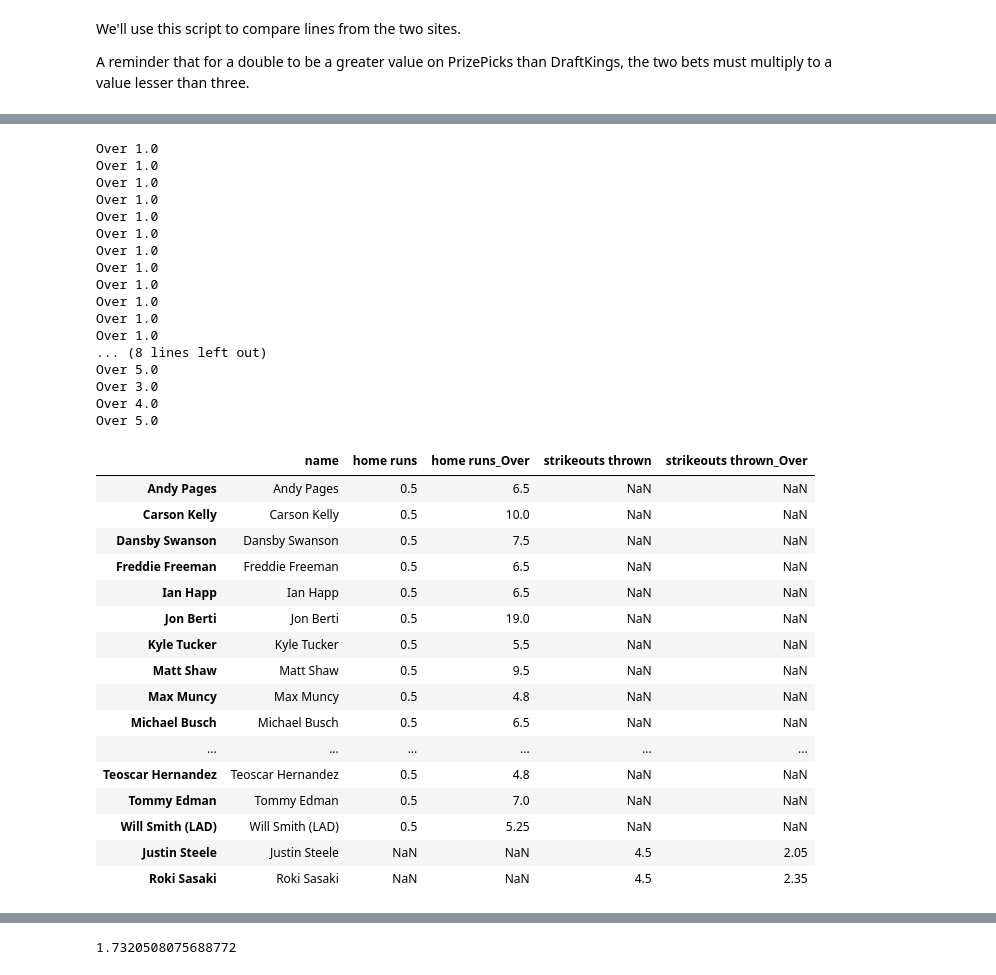
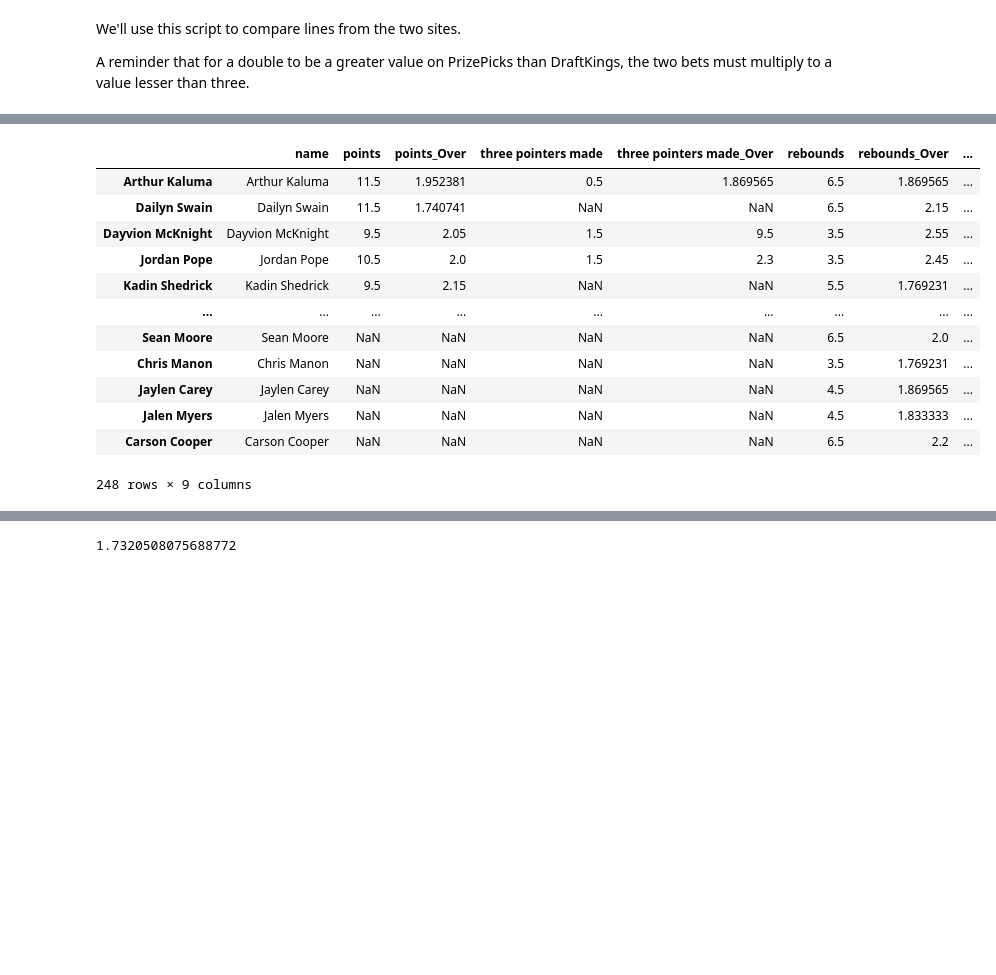
Before and after one commit to akann0/soccer-stat-data-analysis, a Jupyter notebook: ncaa_march_madness_bets/compare_dk_pp_lines.ipynb, the cells around one changed output, grey strips where cells are left out. Saved outputs shown, nothing was run; the diff lists cells and outputs as text; code cells hidden in the pictures; blank space fills up the shorter version.

```diff
--- a/ncaa_march_madness_bets/compare_dk_pp_lines.ipynb
+++ b/ncaa_march_madness_bets/compare_dk_pp_lines.ipynb
@@ -167,59 +169,47 @@ def decide_to_skip(new_val, old_val):
 # %%
 final_dk_db = {} #dic so we can combine lines for each player
 
 for index, row in player_lines.iterrows():
     row['stat_tracked'] = get_stat_tracked(row)
     if row[PARTICIPANT_LABEL_STRING] not in final_dk_db:
         final_dk_db[row[PARTICIPANT_LABEL_STRING]] = {
             'name': row[PARTICIPANT_LABEL_STRING]
         }
-    elif row['stat_tracked'] in final_dk_db[row[PARTICIPANT_LABEL_STRING]]:
-        if (decide_to_skip(row, final_dk_db[row[PARTICIPANT_LABEL_STRING]])):
-            continue
 
 
-    over_or_under = "Over" if "+" in row['label'] else "Under"
-    value = float(row['label'].replace("+", '').replace("-", ''))
-    print(over_or_under, value)
-    final_dk_db[row[PARTICIPANT_LABEL_STRING]][row['stat_tracked']] = value - 0.5 if over_or_under == "Over" else value + 0.5
-    final_dk_db[row[PARTICIPANT_LABEL_STRING]][row['stat_tracked'] + '_' + over_or_under] = row['oddsDecimal']
+    #TODO: integrate
+    value = row['label'].replace("+", '').replace("-", '')
+    if not value.isdigit():
+        if not row['line'] or not row['line'].replace('.', '', 1).isdigit():
+            continue
+        over_or_under = "Over" if "Over" in row['label'] else "Under"
+        final_dk_db[row[PARTICIPANT_LABEL_STRING]][row['stat_tracked']] = float(row['line'])
+        final_dk_db[row[PARTICIPANT_LABEL_STRING]][row['stat_tracked'] + '_' + over_or_under] = row['oddsDecimal']
+    else:
+        if row['stat_tracked'] in final_dk_db[row[PARTICIPANT_LABEL_STRING]]:
+            if (decide_to_skip(row, final_dk_db[row[PARTICIPANT_LABEL_STRING]])):
+                continue
+        value = float(value)
+        over_or_under = "Over" if "+" in row['label'] else "Under"
+        value = float(row['label'].replace("+", '').replace("-", ''))
+        final_dk_db[row[PARTICIPANT_LABEL_STRING]][row['stat_tracked']] = value - 0.5 if over_or_under == "Over" else value + 0.5
+        final_dk_db[row[PARTICIPANT_LABEL_STRING]][row['stat_tracked'] + '_' + over_or_under] = row['oddsDecimal']
 
 
 final_dk_db = pd.DataFrame(final_dk_db).T
 final_dk_db
 # %% [output]
+|  | name | points | points_Over | three pointers made | three pointers made_Over | rebounds | rebounds_Over | ... |
+| Arthur Kaluma | Arthur Kaluma | 11.5 | 1.952381 | 0.5 | 1.869565 | 6.5 | 1.869565 | ... |
+| Dailyn Swain | Dailyn Swain | 11.5 | 1.740741 | NaN | NaN | 6.5 | 2.15 | ... |
+| Dayvion McKnight | Dayvion McKnight | 9.5 | 2.05 | 1.5 | 9.5 | 3.5 | 2.55 | ... |
+| Jordan Pope | Jordan Pope | 10.5 | 2.0 | 1.5 | 2.3 | 3.5 | 2.45 | ... |
+| Kadin Shedrick | Kadin Shedrick | 9.5 | 2.15 | NaN | NaN | 5.5 | 1.769231 | ... |
+| ... | ... | ... | ... | ... | ... | ... | ... | ... |
+| Sean Moore | Sean Moore | NaN | NaN | NaN | NaN | 6.5 | 2.0 | ... |
+| Chris Manon | Chris Manon | NaN | NaN | NaN | NaN | 3.5 | 1.769231 | ... |
+| Jaylen Carey | Jaylen Carey | NaN | NaN | NaN | NaN | 4.5 | 1.869565 | ... |
+| Jalen Myers | Jalen Myers | NaN | NaN | NaN | NaN | 4.5 | 1.833333 | ... |
+| Carson Cooper | Carson Cooper | NaN | NaN | NaN | NaN | 6.5 | 2.2 | ... |
-Over 1.0
-Over 1.0
-Over 1.0
-Over 1.0
-Over 1.0
-Over 1.0
-Over 1.0
-Over 1.0
-Over 1.0
-Over 1.0
-Over 1.0
-Over 1.0
-... (8 lines left out)
-Over 5.0
-Over 3.0
-Over 4.0
-Over 5.0
+248 rows × 9 columns
-|  | name | home runs | home runs_Over | strikeouts thrown | strikeouts thrown_Over |
-| Andy Pages | Andy Pages | 0.5 | 6.5 | NaN | NaN |
-| Carson Kelly | Carson Kelly | 0.5 | 10.0 | NaN | NaN |
-| Dansby Swanson | Dansby Swanson | 0.5 | 7.5 | NaN | NaN |
-| Freddie Freeman | Freddie Freeman | 0.5 | 6.5 | NaN | NaN |
-| Ian Happ | Ian Happ | 0.5 | 6.5 | NaN | NaN |
-| Jon Berti | Jon Berti | 0.5 | 19.0 | NaN | NaN |
-| Kyle Tucker | Kyle Tucker | 0.5 | 5.5 | NaN | NaN |
-| Matt Shaw | Matt Shaw | 0.5 | 9.5 | NaN | NaN |
-| Max Muncy | Max Muncy | 0.5 | 4.8 | NaN | NaN |
-| Michael Busch | Michael Busch | 0.5 | 6.5 | NaN | NaN |
-| ... | ... | ... | ... | ... | ... |
-| Teoscar Hernandez | Teoscar Hernandez | 0.5 | 4.8 | NaN | NaN |
-| Tommy Edman | Tommy Edman | 0.5 | 7.0 | NaN | NaN |
-| Will Smith (LAD) | Will Smith (LAD) | 0.5 | 5.25 | NaN | NaN |
-| Justin Steele | Justin Steele | NaN | NaN | 4.5 | 2.05 |
-| Roki Sasaki | Roki Sasaki | NaN | NaN | 4.5 | 2.35 |
 # %%
```
Also changed, not shown: parts of 11 cells of this notebook, 8 other files.
